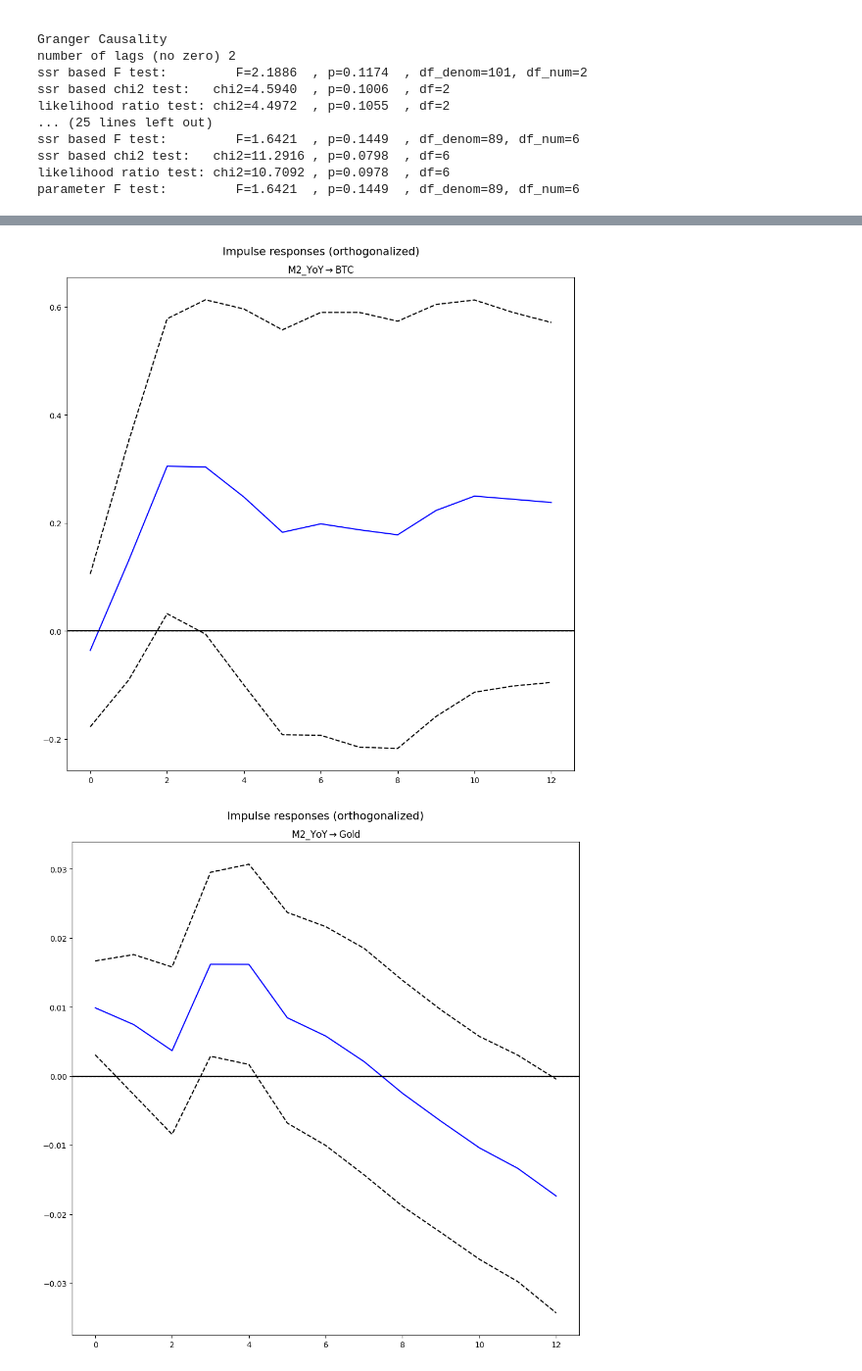
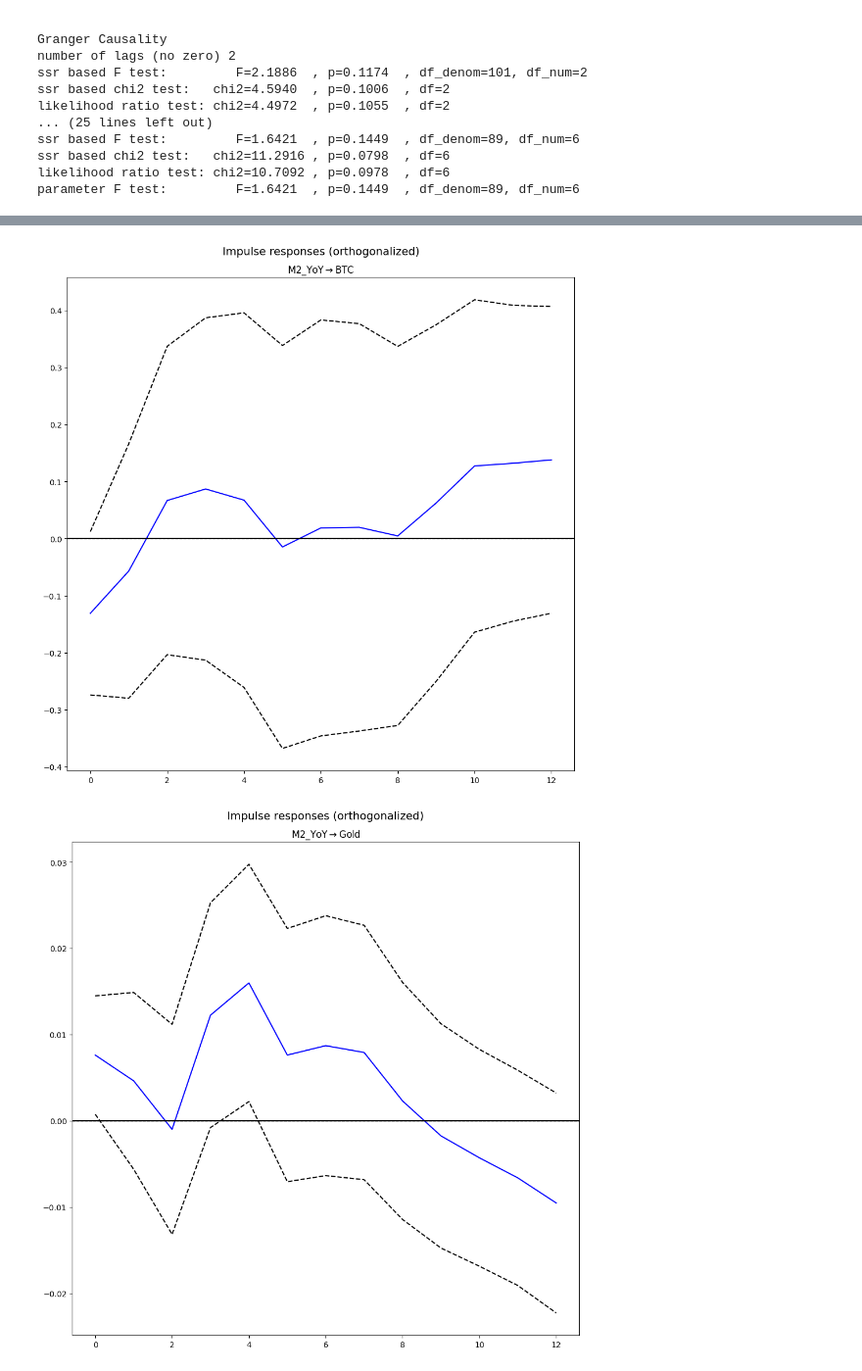
Before and after one commit to robertgeddis/work_examples, a Jupyter notebook: notebooks/granger_VAR_IRF.ipynb, the cells around one changed output, grey strips where cells are left out. Shown at 98% size. Cells and saved outputs as stored; diff of their text form; code cells hidden in the pictures.

```diff
--- a/notebooks/granger_VAR_IRF.ipynb
+++ b/notebooks/granger_VAR_IRF.ipynb
@@ -177,31 +221,39 @@ parameter F test:         F=1.6421  , p=0.1449  , df_denom=89, df_num=6
 # %%
 import matplotlib.pyplot as plt
 from statsmodels.tsa.api import VAR
 
 # Setup Columns and Fit Model
-cols = ['M2_YoY', 'DXY', 'Gold', 'BTC']
+cols = ['M2_YoY', 'Yield_10Y', 'DXY', 'BTC', 'Gold']
 data_var = combined_monthly[cols].dropna()
 model = VAR(data_var)
 results = model.fit(6)
 irf = results.irf(12)
 
-# Plot A: M2 -> BTC
+# Plot 1: M2 -> BTC
 fig_a = irf.plot(impulse='M2_YoY', response='BTC', orth=True, signif=0.20)
 plt.axhline(0, color='black', lw=1, ls='--')
 
-# Plot B: M2 -> Gold
+# Plot 2: M2 -> Gold
 fig_b = irf.plot(impulse='M2_YoY', response='Gold', orth=True, signif=0.20)
 plt.axhline(0, color='black', lw=1, ls='--')
 
-# Plot C: DXY -> BTC
+# Plot 3: DXY -> BTC
 fig_c = irf.plot(impulse='DXY', response='BTC', orth=True, signif=0.20)
 plt.axhline(0, color='black', lw=1, ls='--')
 
-# Plot D: DXY -> Gold
+# Plot 4: DXY -> Gold
 fig_d = irf.plot(impulse='DXY', response='Gold', orth=True, signif=0.20)
 plt.axhline(0, color='black', lw=1, ls='--')
 
+# Plot 5: Yields -> BTC
+fig_d = irf.plot(impulse='Yield_10Y', response='BTC', orth=True, signif=0.20)
+plt.axhline(0, color='black', lw=1, ls='--')
+
+# Plot 6: Yields -> Gold
+fig_d = irf.plot(impulse='Yield_10Y', response='Gold', orth=True, signif=0.20)
+plt.axhline(0, color='black', lw=1, ls='--')
+
 plt.show()
 # %% [output]
-[figure, old version]
+[figure, new version]
-[figure, old version]
+[figure, new version]
```
Also changed, not shown: parts of 4 cells of this notebook, 1 other file.
